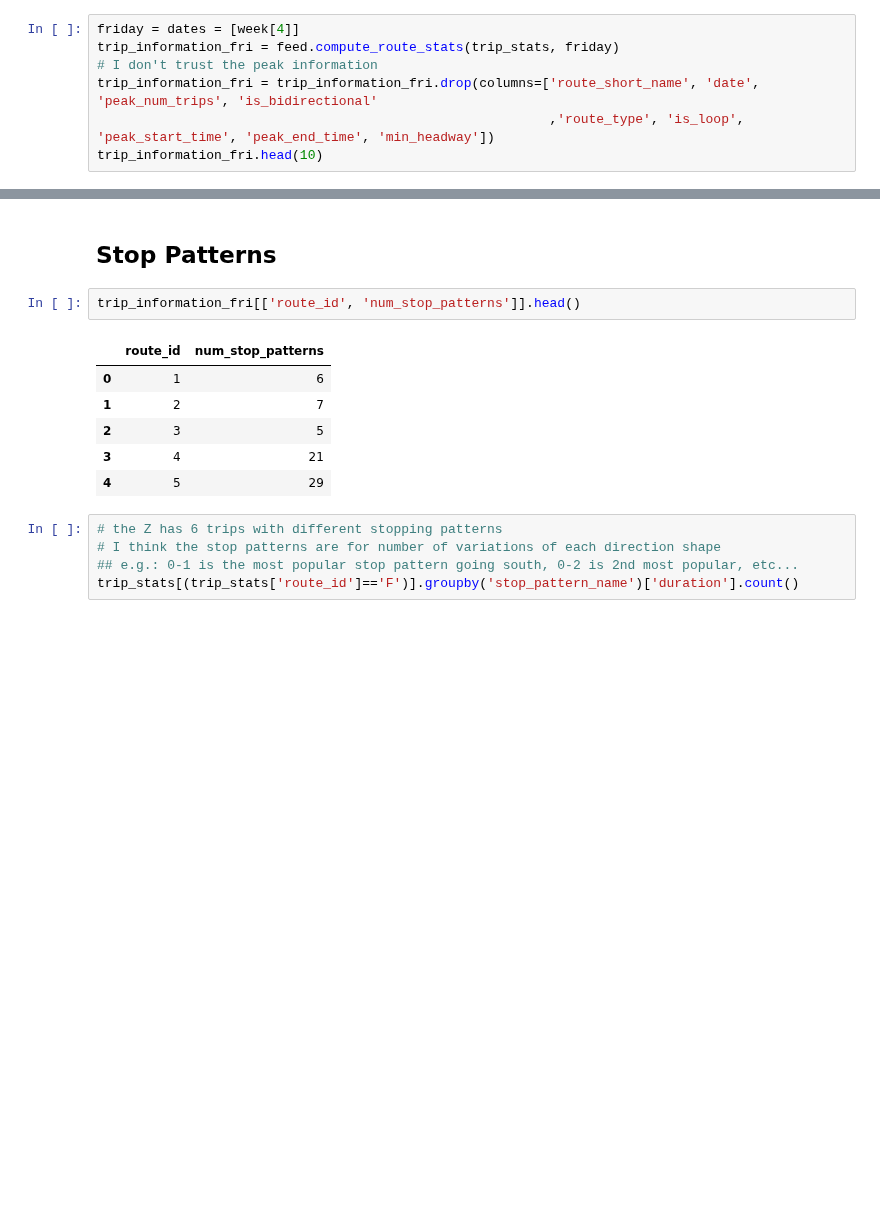
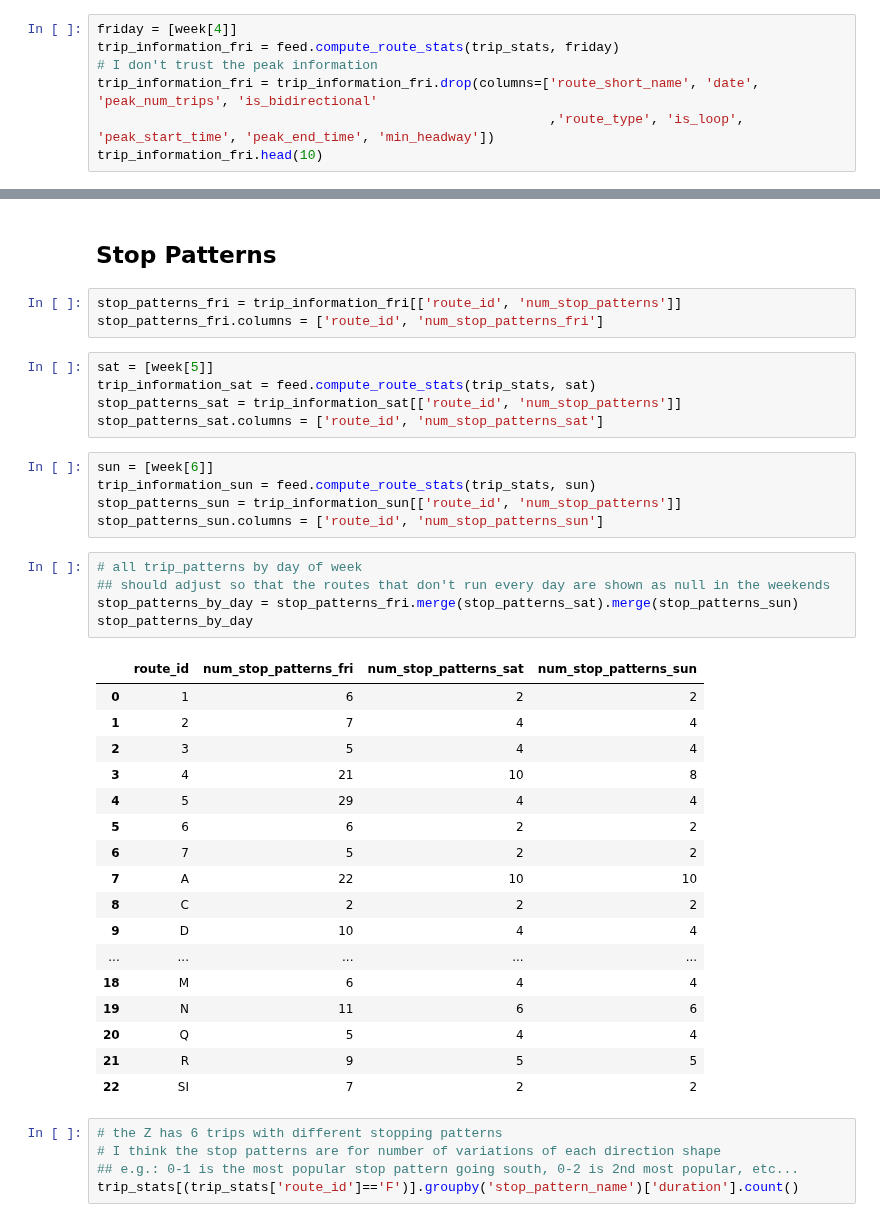
Before and after one commit to gregfeliu/NYC-Subway-Frequencies, a Jupyter notebook: Notebooks/3.Miscellaneous_Analysis.ipynb, the cells around one changed output, grey strips where cells are left out. Cells and saved outputs as stored; diff of their text form; blank space fills up the shorter version.

Commit message:
more info on num of stop patterns by route

```diff
--- a/Notebooks/3.Miscellaneous_Analysis.ipynb
+++ b/Notebooks/3.Miscellaneous_Analysis.ipynb
@@ -190,7 +167,7 @@ There are 5 unique routes for the L
 # %% [markdown]
 ## Trip Stats
 # %%
-friday = dates = [week[4]]
+friday = [week[4]]
 trip_information_fri = feed.compute_route_stats(trip_stats, friday)
 # I don't trust the peak information
 trip_information_fri = trip_information_fri.drop(columns=['route_short_name', 'date', 'peak_num_trips', 'is_bidirectional'
@@ -233,15 +210,42 @@ trip_information_fri.sort_values(by='service_speed').head()
 | 6 | 6X | 113 | 113 | 113 | 2 | 06:09:00 | 21:15:00 | ... |
 # %% [markdown]
 ## Stop Patterns
-# %%
-trip_information_fri[['route_id', 'num_stop_patterns']].head()
-# %% [output]
-|  | route_id | num_stop_patterns |
-| 0 | 1 | 6 |
-| 1 | 2 | 7 |
-| 2 | 3 | 5 |
-| 3 | 4 | 21 |
-| 4 | 5 | 29 |
+# %%
+stop_patterns_fri = trip_information_fri[['route_id', 'num_stop_patterns']]
+stop_patterns_fri.columns = ['route_id', 'num_stop_patterns_fri']
+# %%
+sat = [week[5]]
+trip_information_sat = feed.compute_route_stats(trip_stats, sat)
+stop_patterns_sat = trip_information_sat[['route_id', 'num_stop_patterns']]
+stop_patterns_sat.columns = ['route_id', 'num_stop_patterns_sat']
+# %%
+sun = [week[6]]
+trip_information_sun = feed.compute_route_stats(trip_stats, sun)
+stop_patterns_sun = trip_information_sun[['route_id', 'num_stop_patterns']]
+stop_patterns_sun.columns = ['route_id', 'num_stop_patterns_sun']
+# %%
+# all trip_patterns by day of week
+## should adjust so that the routes that don't run every day are shown as null in the weekends
+stop_patterns_by_day = stop_patterns_fri.merge(stop_patterns_sat).merge(stop_patterns_sun)
+stop_patterns_by_day
+# %% [output]
+|  | route_id | num_stop_patterns_fri | num_stop_patterns_sat | num_stop_patterns_sun |
+| 0 | 1 | 6 | 2 | 2 |
+| 1 | 2 | 7 | 4 | 4 |
+| 2 | 3 | 5 | 4 | 4 |
+| 3 | 4 | 21 | 10 | 8 |
+| 4 | 5 | 29 | 4 | 4 |
+| 5 | 6 | 6 | 2 | 2 |
+| 6 | 7 | 5 | 2 | 2 |
+| 7 | A | 22 | 10 | 10 |
+| 8 | C | 2 | 2 | 2 |
+| 9 | D | 10 | 4 | 4 |
+| ... | ... | ... | ... | ... |
+| 18 | M | 6 | 4 | 4 |
+| 19 | N | 11 | 6 | 6 |
+| 20 | Q | 5 | 4 | 4 |
+| 21 | R | 9 | 5 | 5 |
+| 22 | SI | 7 | 2 | 2 |
 # %%
 # the Z has 6 trips with different stopping patterns
 # I think the stop patterns are for number of variations of each direction shape
```
Also changed, not shown: parts of 9 cells of this notebook.
